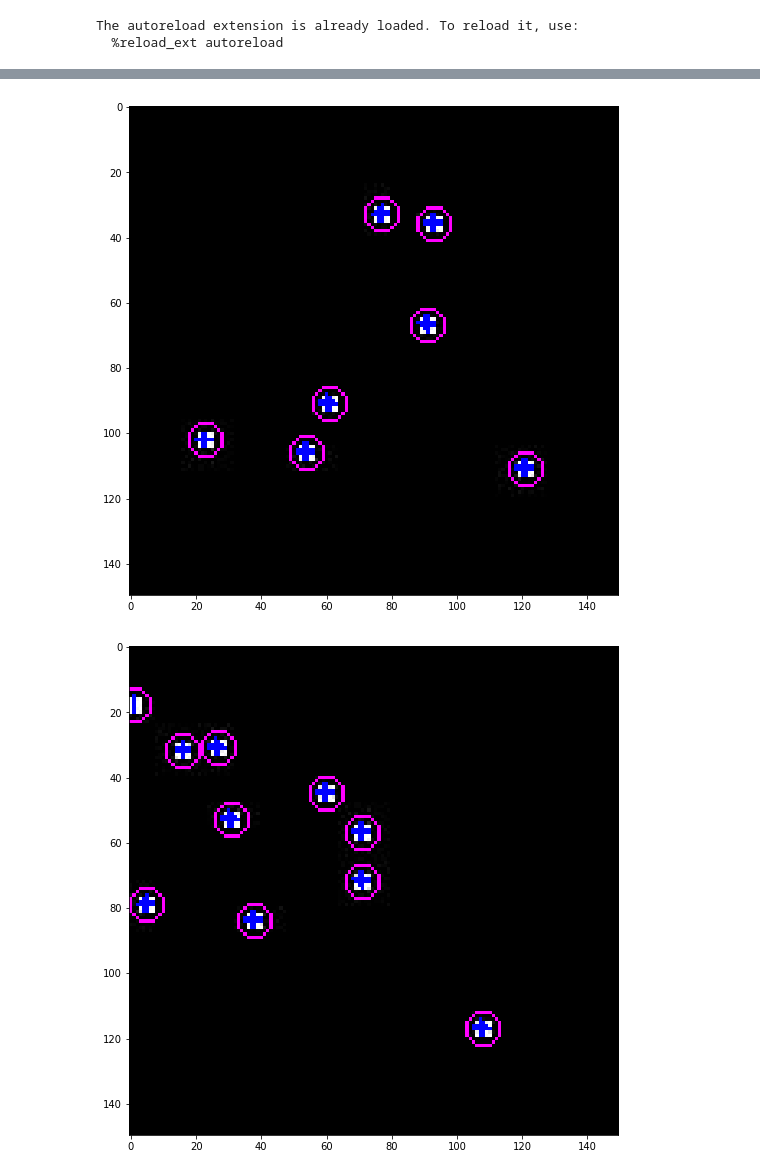
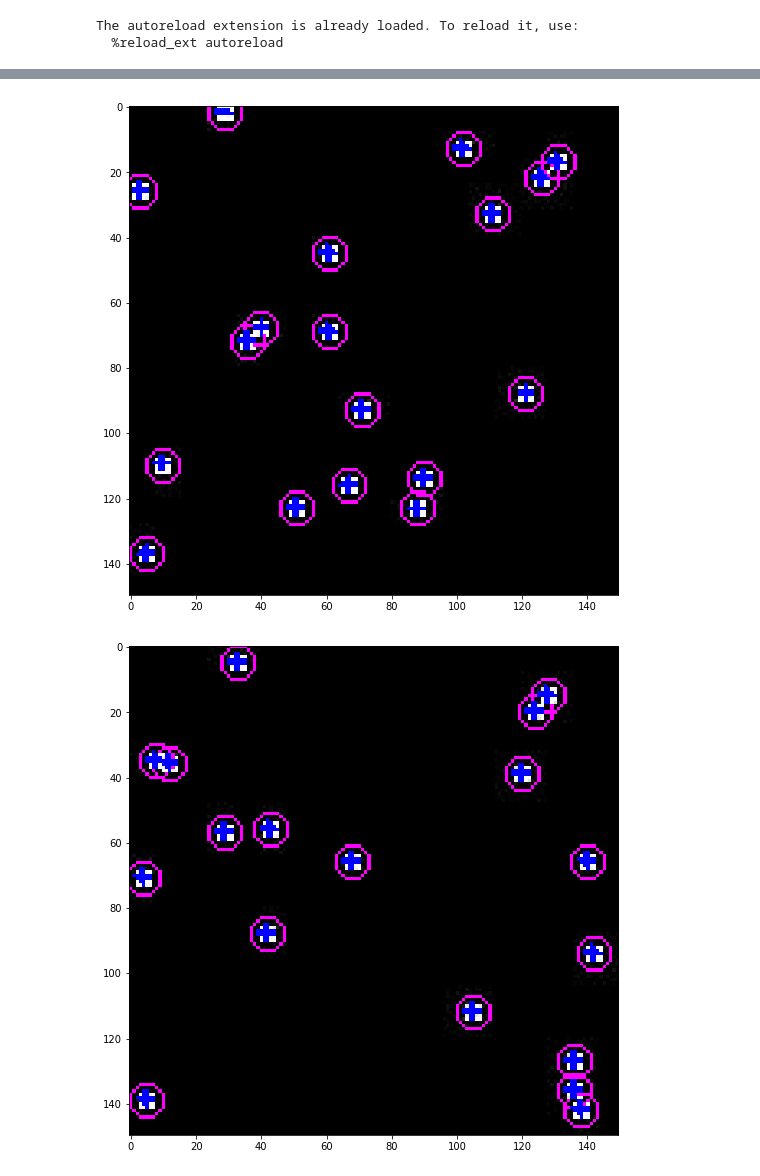
Before and after one commit to jkpierce/deep-compression, a Jupyter notebook: make-training-set.ipynb, the cells around one changed output, grey strips where cells are left out. Saved outputs shown, nothing was run; the diff lists cells and outputs as text; code cells hidden in the pictures.

Commit message:
made training set larger and modified a few minor visualization things in the script

```diff
--- a/make-training-set.ipynb
+++ b/make-training-set.ipynb
@@ -23,40 +23,40 @@ d = 150 #dimension of image
 M = int(round(np.sqrt(2*d**2)))# length of uncompressed projective representation
 L = 5 # number of projective representations  MUST BE ODD
 
-if not os.path.isdir('../data'):
-    os.mkdir('../data')
-if not os.path.isdir('../data/training'):
-    os.mkdir('../data/training')
-if not os.path.isdir('../data/testing'):
-    os.mkdir('../data/testing')
+if not os.path.isdir('./data'):
+    os.mkdir('./data')
+if not os.path.isdir('./data/training'):
+    os.mkdir('./data/training')
+if not os.path.isdir('./data/testing'):
+    os.mkdir('./data/testing')
 
 S = comp.sensing_matrix(N,M)
-np.save('../data/sensing_matrix.npy',S)
+np.save('./data/sensing_matrix.npy',S)
 
-for i in range(1000):
+for i in range(5000):
 
     points = np.random.randint(0,d,(np.random.randint(0,20),2))
-    np.save('../data/training/train-uncomp-%04d.npy'%i,points)
+    np.save('./data/training/train-uncomp-%04d.npy'%i,points)
 
     im = np.zeros((d,d),dtype=float)
     for p in points:
         im[ski.draw.circle(*p,3,shape=im.shape)] = 1.0
-    ski.io.imsave('../data/training/train-%04d.jpg'%i,im)
+    ski.io.imsave('./data/training/train-%04d.jpg'%i,im)
 
     F = comp.project(points,shape=(d,d),L=L,M=M)
     Y = comp.encode(F,N,S) #encode into length N vectors. S is the sensing matrix
-    np.save('../data/training/train-comp-%04d.npy'%i,Y)
+    np.save('./data/training/train-comp-%04d.npy'%i,Y)
 
-for i in range(100):
+for i in range(500):
 
     points = np.random.randint(0,d,(np.random.randint(0,20),2))
-    np.save('../data/testing/test-uncomp-%04d.npy'%i,points)
+    np.save('./data/testing/test-uncomp-%04d.npy'%i,points)
 
     im = np.zeros((d,d),dtype=float)
     for p in points:
         im[ski.draw.circle(*p,3,shape=im.shape)] = 1.0
-    ski.io.imsave('../data/testing/test-%04d.jpg'%i,im)
+    ski.io.imsave('./data/testing/test-%04d.jpg'%i,im)
 
     F = comp.project(points,shape=(d,d),L=L,M=M)
     Y = comp.encode(F,N,S) #encode into length N vectors. S is the sensing matrix
-    np.save('../data/testing/test-comp-%04d.npy'%i,Y)
+    np.save('./data/testing/test-comp-%04d.npy'%i,Y)
@@ -66,9 +68,9 @@ for i in range(100):
 def check_comp_vs_uncomp(n):
     """ the compressed->uncompressed points are blue plusses
     ground truth is pink circles"""
-    im = ski.io.imread('../data/training/train-%04d.jpg'%n)
-    pts_u = np.load('../data/training/train-uncomp-%04d.npy'%n)
-    pts_c = np.load('../data/training/train-comp-%04d.npy'%n)
+    im = ski.io.imread('./data/training/train-%04d.jpg'%n)
+    pts_u = np.load('./data/training/train-uncomp-%04d.npy'%n)
+    pts_c = np.load('./data/training/train-comp-%04d.npy'%n)
     pts_u_ = comp.decompress(pts_c,S,im.shape,L,M)
     im = np.stack((im,)*3,-1)
     for p in pts_u:
@@ -88,8 +82,8 @@ check_comp_vs_uncomp(13)
-# %%
-check_comp_vs_uncomp(17)
-# %% [output]
-[figure, removed]
-# %%
-check_comp_vs_uncomp(99)
-# %% [output]
-[figure, removed]
+# %%
+N = np.random.randint(0,5000,size=5)
+for n in N:
+    check_comp_vs_uncomp(n)
+    plt.show()
+# %% [output]
+[figure, added]
+[figure, added]
```
Also changed, not shown: parts of 4 cells of this notebook.
